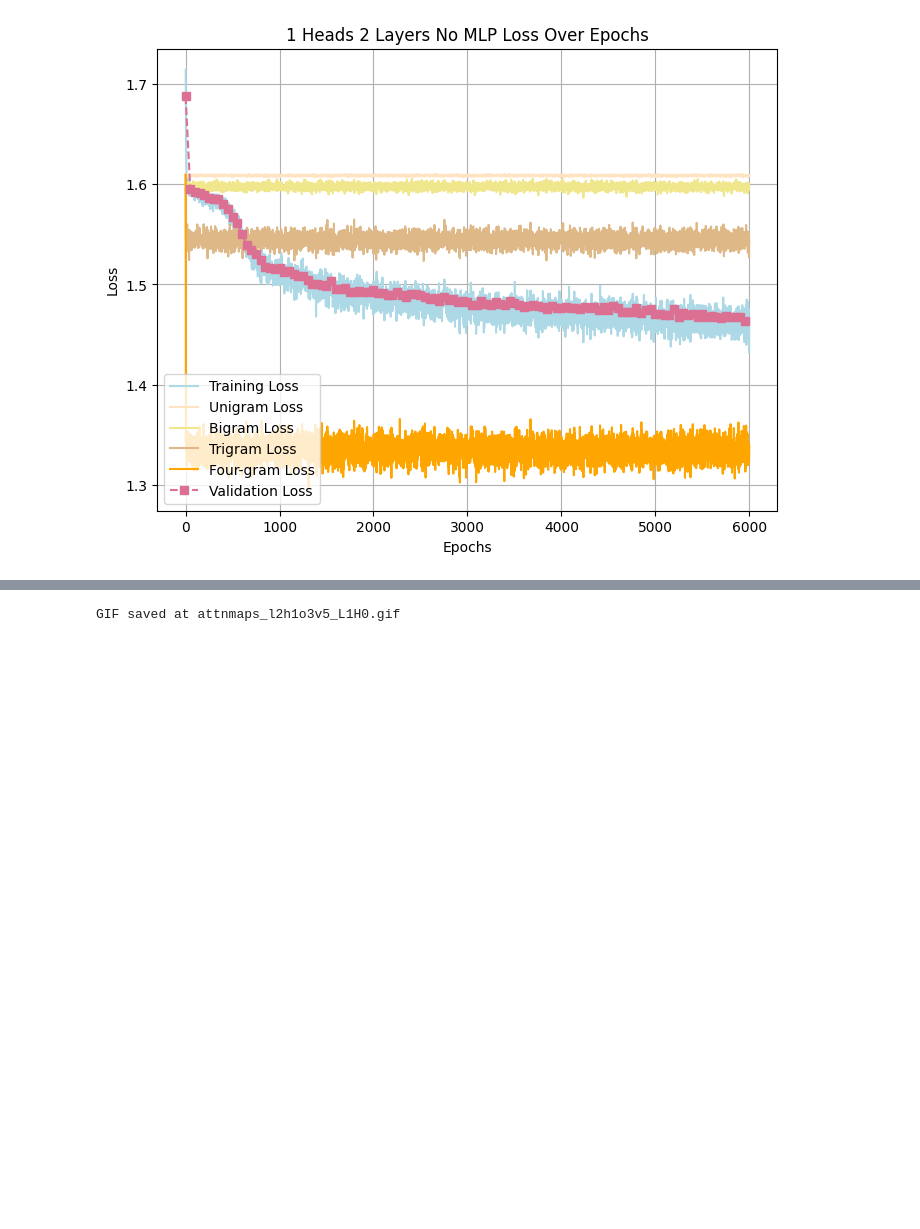
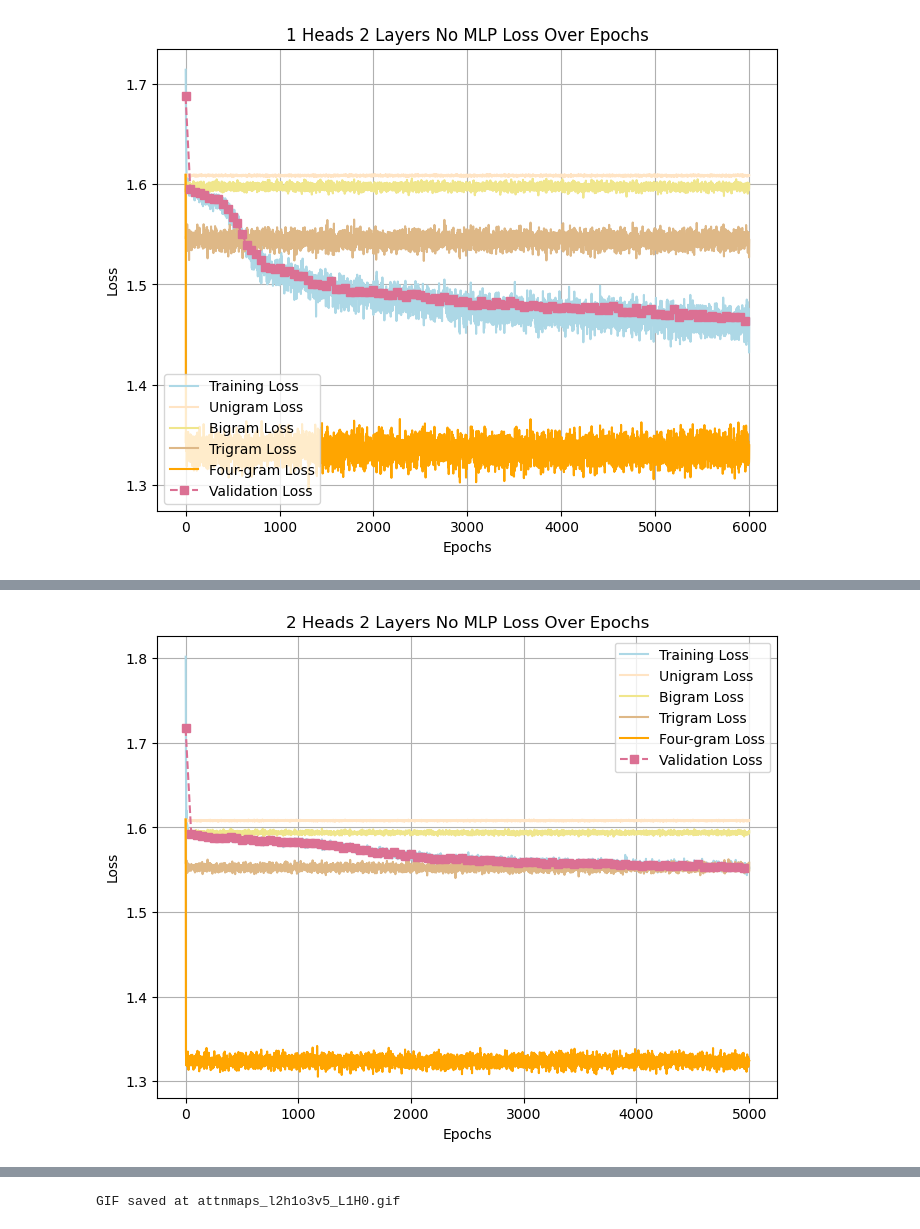
Before and after one commit to ezyhdxm/ICL, a Jupyter notebook: markov_attn.ipynb, the cells around one changed output, grey strips where cells are left out. Drawn from its saved outputs; the diff is of its cells as text; code cells hidden in the pictures; blank space fills up the shorter version.

```diff
--- a/markov_attn.ipynb
+++ b/markov_attn.ipynb
@@ -322,0 +290,17 @@ plt.show()
+# %%
+plt.figure(figsize=(8, 6))
+plt.plot(range(1, config.num_epochs + 1), train_losses, linestyle='-', color='lightblue', label='Training Loss')
+plt.plot(range(1, config.num_epochs + 1), ngramLosses[0], linestyle='-', color='bisque', label='Unigram Loss')
+plt.plot(range(1, config.num_epochs + 1), ngramLosses[1], linestyle='-', color='khaki', label='Bigram Loss')
+plt.plot(range(1, config.num_epochs + 1), ngramLosses[2], linestyle='-', color='burlywood', label='Trigram Loss')
+plt.plot(range(1, config.num_epochs + 1), ngramLosses[3], linestyle='-', color='orange', label='Four-gram Loss')
+plt.plot(eval_steps, eval_losses, marker='s', linestyle='--', color='palevioletred', label='Validation Loss')
+
+plt.xlabel('Epochs')
+plt.ylabel('Loss')
+plt.title('2 Heads 2 Layers No MLP Loss Over Epochs')
+plt.legend()
+plt.grid()
+plt.show()
+# %% [output]
+[figure, added]
```
Also changed, not shown: parts of 16 cells of this notebook, 6 other files.
